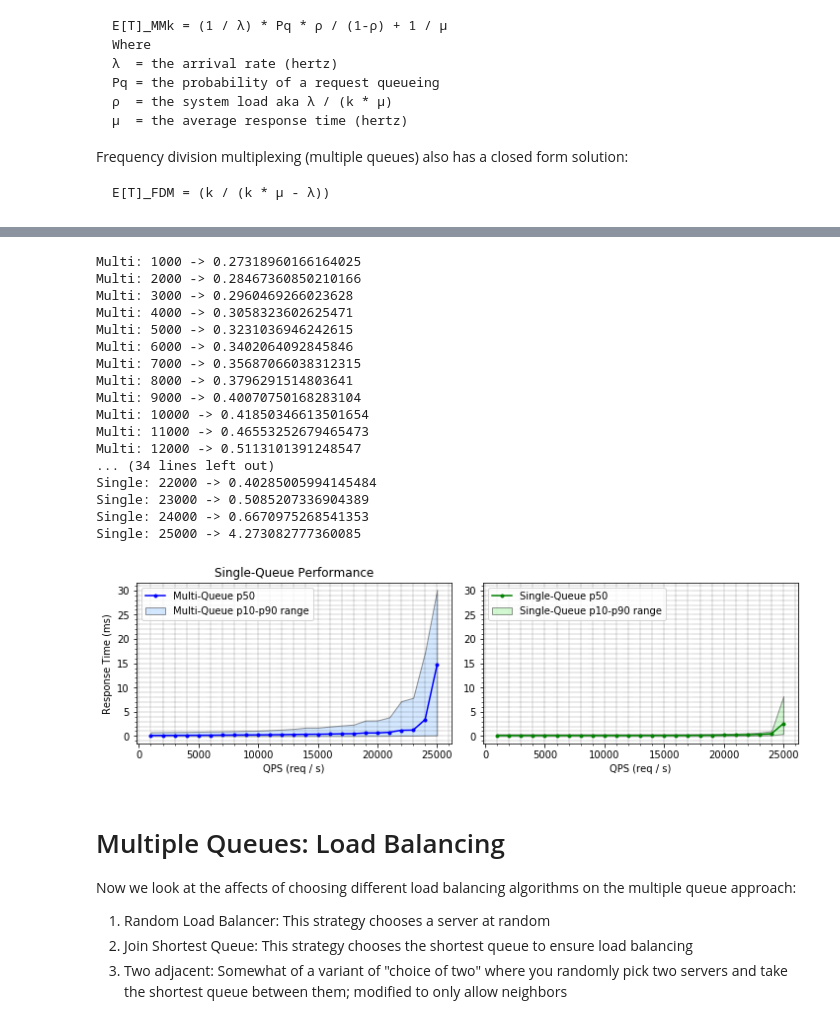
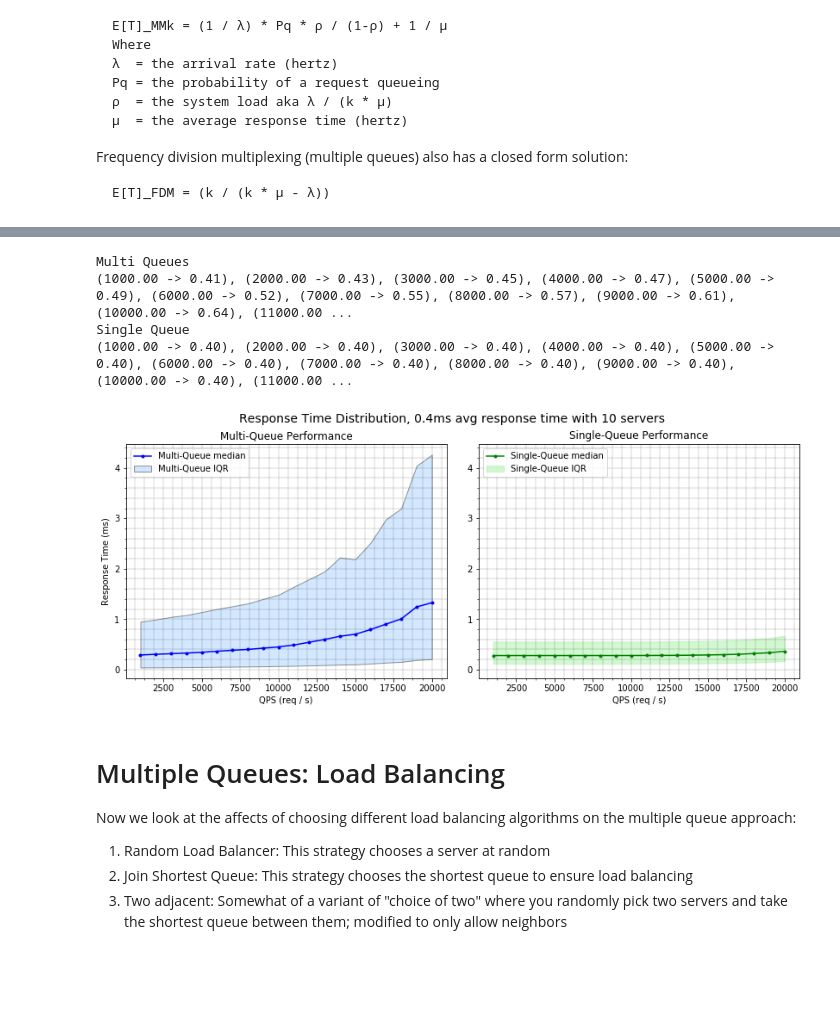
Before and after one commit to jolynch/performance-analysis, a Jupyter notebook: notebooks/queueing_theory/queueing_analysis.ipynb, the cells around one changed output, grey strips where cells are left out. Cells and saved outputs as stored; diff of their text form; code cells hidden in the pictures; blank space fills up the shorter version.

```diff
--- a/notebooks/queueing_theory/queueing_analysis.ipynb
+++ b/notebooks/queueing_theory/queueing_analysis.ipynb
@@ -133,13 +135,6 @@ def shortest_queue_lb(request_num, workers):
             idx = i
     return idx
 
-lb_algos = {
-    'choice_two': choice_two_lb,
-    'random': random_lb,
-    'roundrobin': rr_lb,
-    'JSQ': shortest_queue_lb,
-}
-
 def pareto(mean, shape):
     # mean = scale * shape / (shape - 1)
     # solve for scale given mean and shape (aka skew)
@@ -155,7 +150,7 @@ def expon(mean):
     return latency
 
 # Simulate the various choices
-NUM_REQUESTS = 40000
+NUM_REQUESTS = 60000
 QPS = 18000
 AVG_RESPONSE_MS = 0.4
 SERVERS = 10
@@ -297,14 +292,15 @@ def run_multiple_simulations(simulation_args):
     return results
 # %%
 # Should overload 10 servers with 0.4ms avg response time at 25k
-qps_range = [i*1000 for i in range(1, 26)]
+qps_range = [i*1000 for i in range(1, 21)]
 multi = []
-num_requests = 60000
+num_requests = 100000
 
 # Can't pickle inner functions apparently...
 def expon_avg(request):
     return random.expovariate(1.0 / AVG_RESPONSE_MS)
 
+print("Multi Queues")
 args = []
 for qps in qps_range:
     args.clear()
@@ -314,8 +310,8 @@ for qps in qps_range:
             ((1, 1), rr_lb, num_requests/SERVERS, qps/SERVERS, expon_avg)
         )
     for d in run_multiple_simulations(args):
-        multiple_queues_latency.extend(d)
-    print('Multi: {} -> {}'.format(qps, np.mean(multiple_queues_latency)))
+        multiple_queues_latency.extend([i.t_total for i in d])
+    print('({0:>4.2f} -> {1:>4.2f})'.format(qps, np.mean(multiple_queues_latency)), end=', '),
     percentiles = np.percentile(multiple_queues_latency, [10, 50, 90])
     multi.append(percentiles)
 
@@ -326,66 +322,59 @@ for qps in qps_range:
         ((1, SERVERS), rr_lb, num_requests, qps, expon_avg)
     )
 
-for idx, d in enumerate(run_multiple_simulations(args)):
-    print('Single: {} -> {}'.format(qps_range[idx], np.mean(d)))
+print("\nSingle Queue")
+for idx, results in enumerate(run_multiple_simulations(args)):
+    d = [i.t_total for i in results]
+    print('({0:>4.2f} -> {1:>4.2f})'.format(qps_range[idx], np.mean(d)), end=', ')
+
     percentiles = np.percentile(d, [25, 50, 75])
 
     single.append(percentiles)
 # %% [output]
-Multi: 1000 -> 0.27318960166164025
-Multi: 2000 -> 0.28467360850210166
-Multi: 3000 -> 0.2960469266023628
-Multi: 4000 -> 0.3058323602625471
-Multi: 5000 -> 0.3231036946242615
-Multi: 6000 -> 0.3402064092845846
-Multi: 7000 -> 0.35687066038312315
-Multi: 8000 -> 0.3796291514803641
-Multi: 9000 -> 0.40070750168283104
-Multi: 10000 -> 0.41850346613501654
-Multi: 11000 -> 0.46553252679465473
-Multi: 12000 -> 0.5113101391248547
-... (34 lines left out)
-Single: 22000 -> 0.40285005994145484
-Single: 23000 -> 0.5085207336904389
-Single: 24000 -> 0.6670975268541353
-Single: 25000 -> 4.273082777360085
+Multi Queues
+(1000.00 -> 0.41), (2000.00 -> 0.43), (3000.00 -> 0.45), (4000.00 -> 0.47), (5000.00 -> 0.49), (6000.00 -> 0.52), (7000.00 -> 0.55), (8000.00 -> 0.57), (9000.00 -> 0.61), (10000.00 -> 0.64), (11000.00 ...
+Single Queue
+(1000.00 -> 0.40), (2000.00 -> 0.40), (3000.00 -> 0.40), (4000.00 -> 0.40), (5000.00 -> 0.40), (6000.00 -> 0.40), (7000.00 -> 0.40), (8000.00 -> 0.40), (9000.00 -> 0.40), (10000.00 -> 0.40), (11000.00 ...
 # %%
 import matplotlib.gridspec as gridspec
 
-fig = plt.figure(figsize=(12, 3))
+fig = plt.figure(figsize=(14, 5))
 gs = gridspec.GridSpec(1, 2, hspace=0.1, wspace=0.1)
+
+plt.suptitle("Response Time Distribution, {0}ms avg response time with {1} servers".format(
+    AVG_RESPONSE_MS, SERVERS), fontsize=14
+)
 
 ax1 = plt.subplot(gs[0, 0])
 
-ax1.plot(qps_range, [m[1] for m in multi], '.b-', label='Multi-Queue p50')
+ax1.plot(qps_range, [m[1] for m in multi], '.b-', label='Multi-Queue median')
 ax1.fill_between(qps_range, [m[0] for m in multi], [m[2] for m in multi], alpha=0.4,
-                label='Multi-Queue p10-p90 range', edgecolor='black')
+                label='Multi-Queue IQR', edgecolor='black')
 
 ax1.set_title('Multi-Queue Performance')
 ax1.minorticks_on()
 ax1.grid(which='major', linestyle=':', linewidth='0.4', color='black')
 ax1.grid(which='minor', linestyle=':', linewidth='0.4', color='black')
 ax1.set_xlabel('QPS (req / s)')
 ax1.set_ylabel('Response Time (ms)')
 ax1.legend(loc='upper left')
 
 ax2 = plt.subplot(gs[0, 1], sharey=ax1)
-ax2.plot(qps_range, [m[1] for m in single], '.g-', label='Single-Queue p50')
+ax2.plot(qps_range, [m[1] for m in single], '.g-', label='Single-Queue median')
 ax2.fill_between(qps_range, [m[0] for m in single], [m[2] for m in single], alpha=0.4,
-                label='Single-Queue p10-p90 range', color='lightgreen', edgecolor='black')
+                label='Single-Queue IQR', color='lightgreen', edgecolor='black')
 
-ax1.set_title('Single-Queue Performance')
+ax2.set_title('Single-Queue Performance')
 ax2.minorticks_on()
 ax2.grid(which='major', linestyle=':', linewidth='0.4', color='black')
 ax2.grid(which='minor', linestyle=':', linewidth='0.4', color='black')
 ax2.set_xlabel('QPS (req / s)')
 ax2.legend(loc='upper left')
 
 
-
 plt.show()
 # %% [output]
-[figure, old version]
+[figure, new version]
 # %% [markdown]
 Multiple Queues: Load Balancing
 ===========================
```
Also changed, not shown: parts of 9 cells of this notebook.
